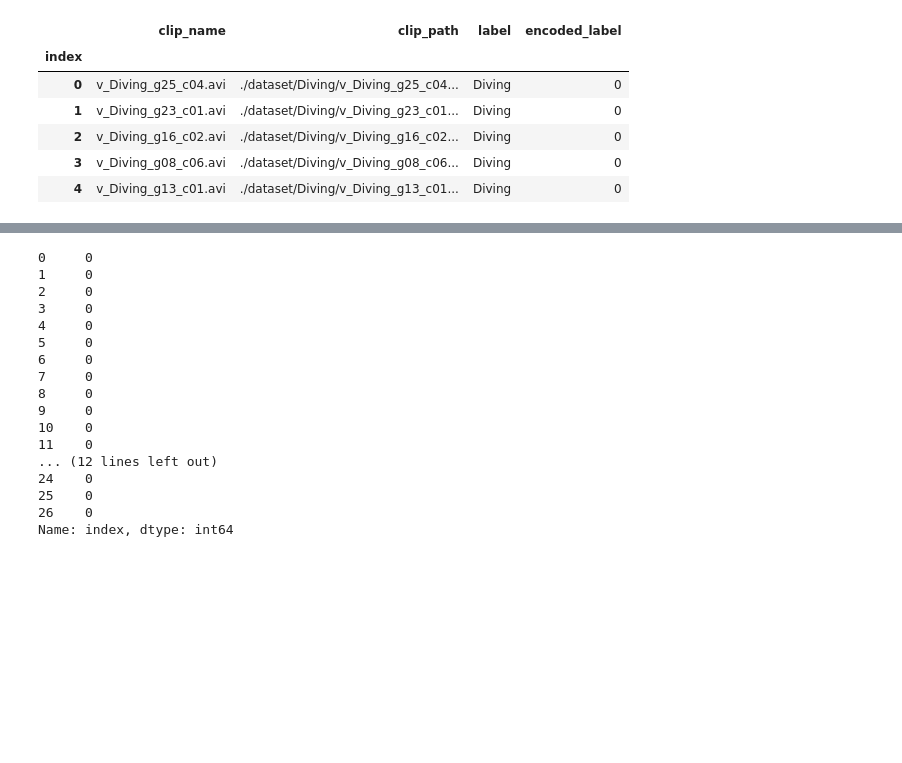
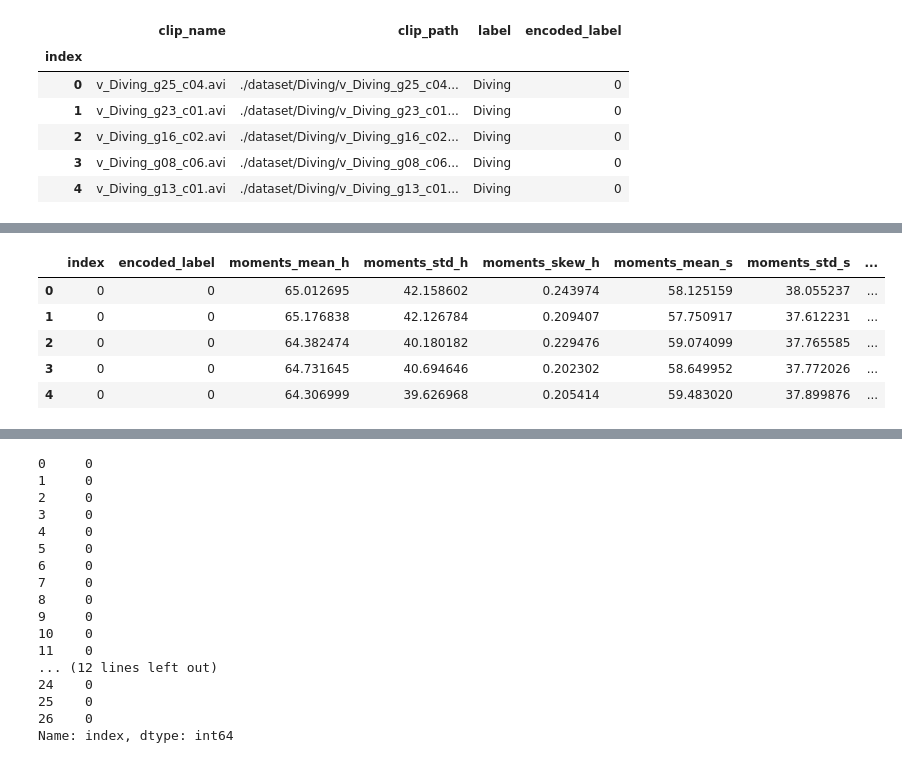
Before and after one commit to limo-756/Video-Analytics-Assignment1, a Jupyter notebook: per_frame_classifier.ipynb, the cells around one changed output, grey strips where cells are left out. Drawn from its saved outputs; the diff is of its cells as text; code cells hidden in the pictures; blank space fills up the shorter version.

```diff
--- a/per_frame_classifier.ipynb
+++ b/per_frame_classifier.ipynb
@@ -241,0 +135,9 @@ ValueError: setting an array element with a sequence.
+# %%
+merged_df.head()
+# %% [output]
+|  | index | encoded_label | moments_mean_h | moments_std_h | moments_skew_h | moments_mean_s | moments_std_s | ... |
+| 0 | 0 | 0 | 65.012695 | 42.158602 | 0.243974 | 58.125159 | 38.055237 | ... |
+| 1 | 0 | 0 | 65.176838 | 42.126784 | 0.209407 | 57.750917 | 37.612231 | ... |
+| 2 | 0 | 0 | 64.382474 | 40.180182 | 0.229476 | 59.074099 | 37.765585 | ... |
+| 3 | 0 | 0 | 64.731645 | 40.694646 | 0.202302 | 58.649952 | 37.772026 | ... |
+| 4 | 0 | 0 | 64.306999 | 39.626968 | 0.205414 | 59.483020 | 37.899876 | ... |
```
Also changed, not shown: parts of 15 cells of this notebook.
